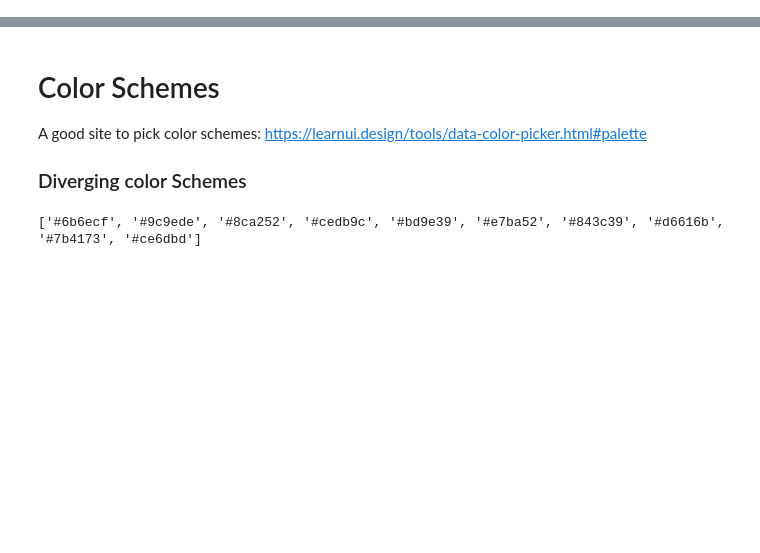
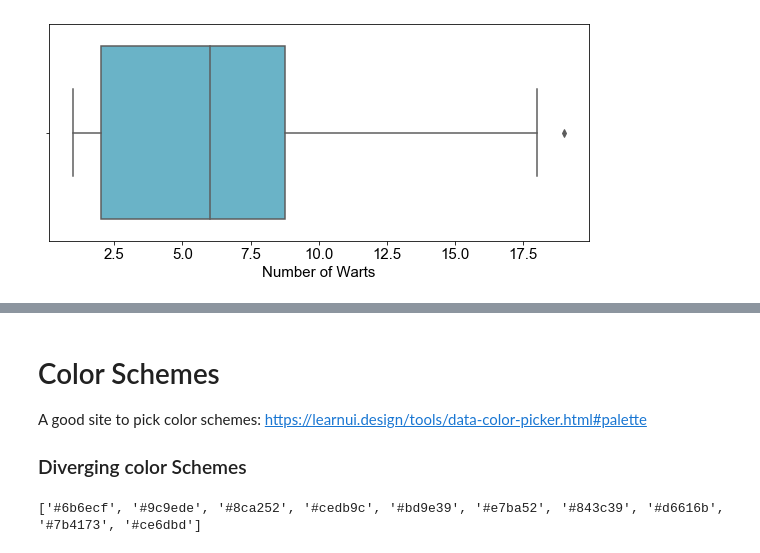
Before and after one commit to kmonopoli/data_visualization, a Jupyter notebook: data_vis_examples.ipynb, the cells around one changed output, grey strips where cells are left out. Drawn from its saved outputs; the diff is of its cells as text; code cells hidden in the pictures; blank space fills up the shorter version.

```diff
--- a/data_vis_examples.ipynb
+++ b/data_vis_examples.ipynb
@@ -18,0 +119,38 @@ import seaborn as sns
+# %%
+# Box and Whisker
+# import required packages
+import matplotlib # general library for plotting (developed based off of Matlab)
+import matplotlib.pyplot as plt
+import pandas as pd # library for data manipulation, allows making dataframe similar to those in R
+
+# set font
+font = {
+        'sans-serif':'Arial',
+        'size'   : 15}
+matplotlib.rc('font', **font)
+
+# set figure size
+figure = {'figsize':[8.0, 4.0]}
+matplotlib.rc('figure', **figure)
+
+
+# data to plot
+df = pd.read_csv("immunotherapy_tx1.csv") # read in data from file
+df.rename(columns={"Number_of_Warts": "Number of Warts"},inplace=True) # Rename a single column
+
+# plot data
+# Here using the Seaborn Package (similar to R's ggplot)
+#    It does a lot of the work for you to plot (but can make it challenging to customize the figures)
+#    Notice here that we plot directly from the dataframe without making a list
+# import seaborn package
+import seaborn as sns
+# code to generate the boxplot
+# notice we add a color parameter, you could do the same above, if you have more than one variable you need to provide a list of colors
+ax = sns.boxplot(x=df["Number of Warts"],orient="horizontal", color = "#5BBCD6")
+# since we are plotting with Seaborn we have to get the figure before we can save it
+fig = ax.get_figure()
+fig.tight_layout()
+
+fig.savefig('wart_number_distribution.eps',bbox_inches="tight",transparent=True)
+# %% [output]
+[figure, added]
```
Also changed, not shown: parts of 71 cells of this notebook, 5 other files.
